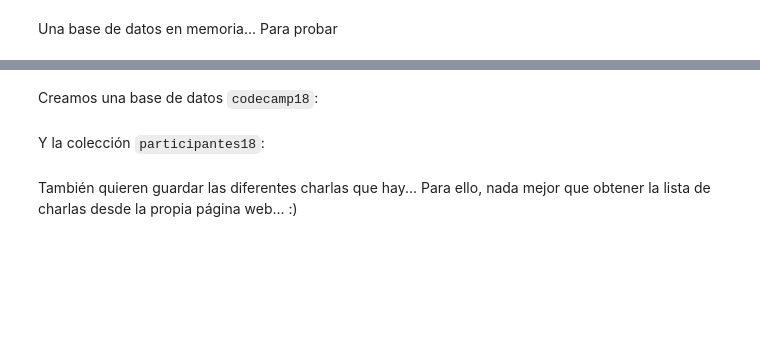
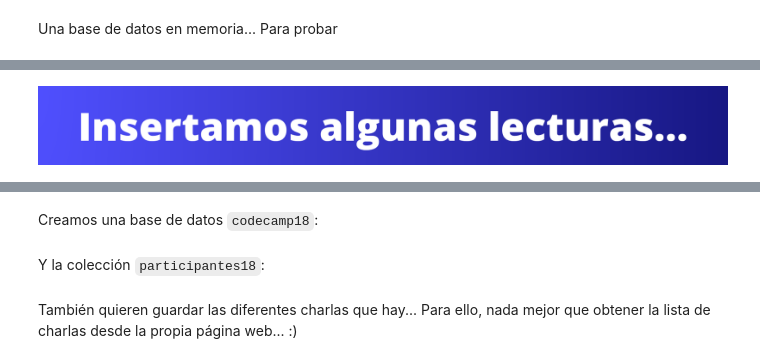
Before and after one commit to dsevilla/charla-bohio-22, a Jupyter notebook: talk.ipynb, the cells around one changed output, grey strips where cells are left out. Drawn from its saved outputs; the diff is of its cells as text; code cells hidden in the pictures; blank space fills up the shorter version.

Commit message:
adjusted image.

```diff
--- a/talk.ipynb
+++ b/talk.ipynb
@@ -161,3 +182,7 @@ CREATE TABLE Readings
     PRIMARY KEY(id),
     FOREIGN KEY(sensor_id) REFERENCES Sensors(id)
 );
+# %%
+say(u'Insertamos algunas lecturas...')
+# %% [output]
+[figure, added]
```
Also changed, not shown: parts of 6 cells of this notebook, 1 other file.
